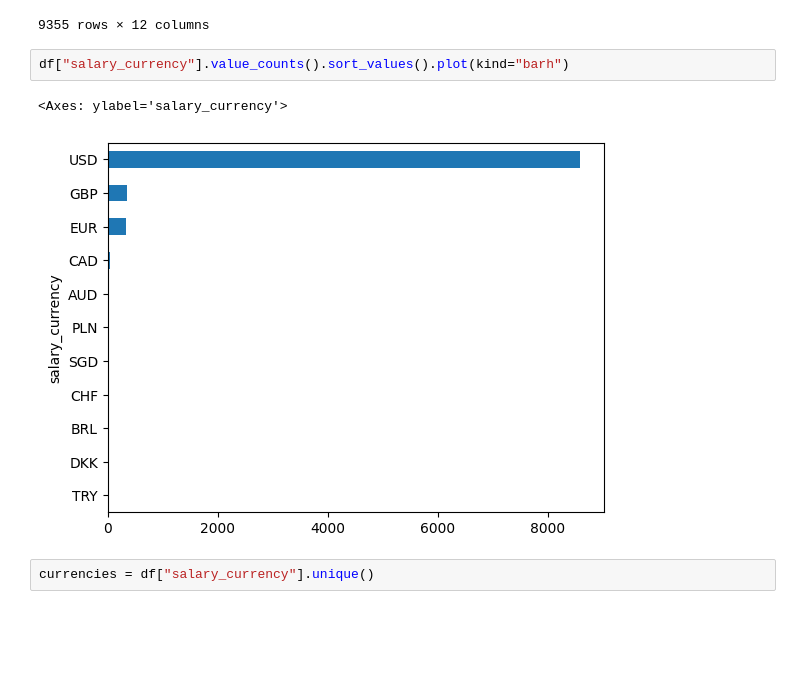
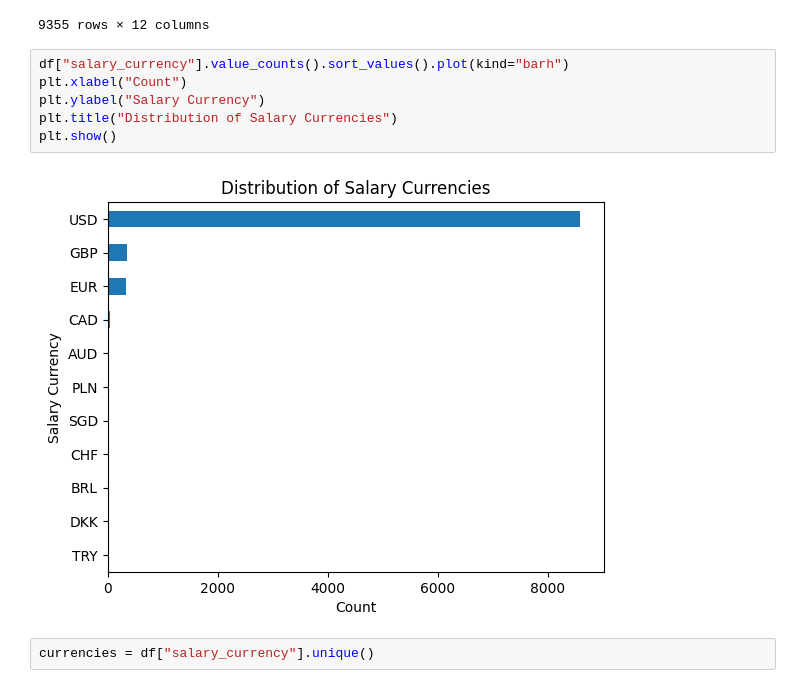
Before and after one commit to mArcio-Lmano/Data-Science, a Jupyter notebook: jobs_salary/jobs_ds.ipynb, the cells around one changed output. Drawn from its saved outputs; the diff is of its cells as text; blank space fills up the shorter version.

```diff
--- a/jobs_salary/jobs_ds.ipynb
+++ b/jobs_salary/jobs_ds.ipynb
@@ -70,9 +106,12 @@ df
 9355 rows × 12 columns
 # %%
 df["salary_currency"].value_counts().sort_values().plot(kind="barh")
+plt.xlabel("Count")
+plt.ylabel("Salary Currency")
+plt.title("Distribution of Salary Currencies")
+plt.show()
 # %% [output]
-<Axes: ylabel='salary_currency'>
-[figure, old version]
+[figure, new version]
 # %%
 currencies = df["salary_currency"].unique()
 # %%
```
Also changed, not shown: parts of 15 cells of this notebook.
